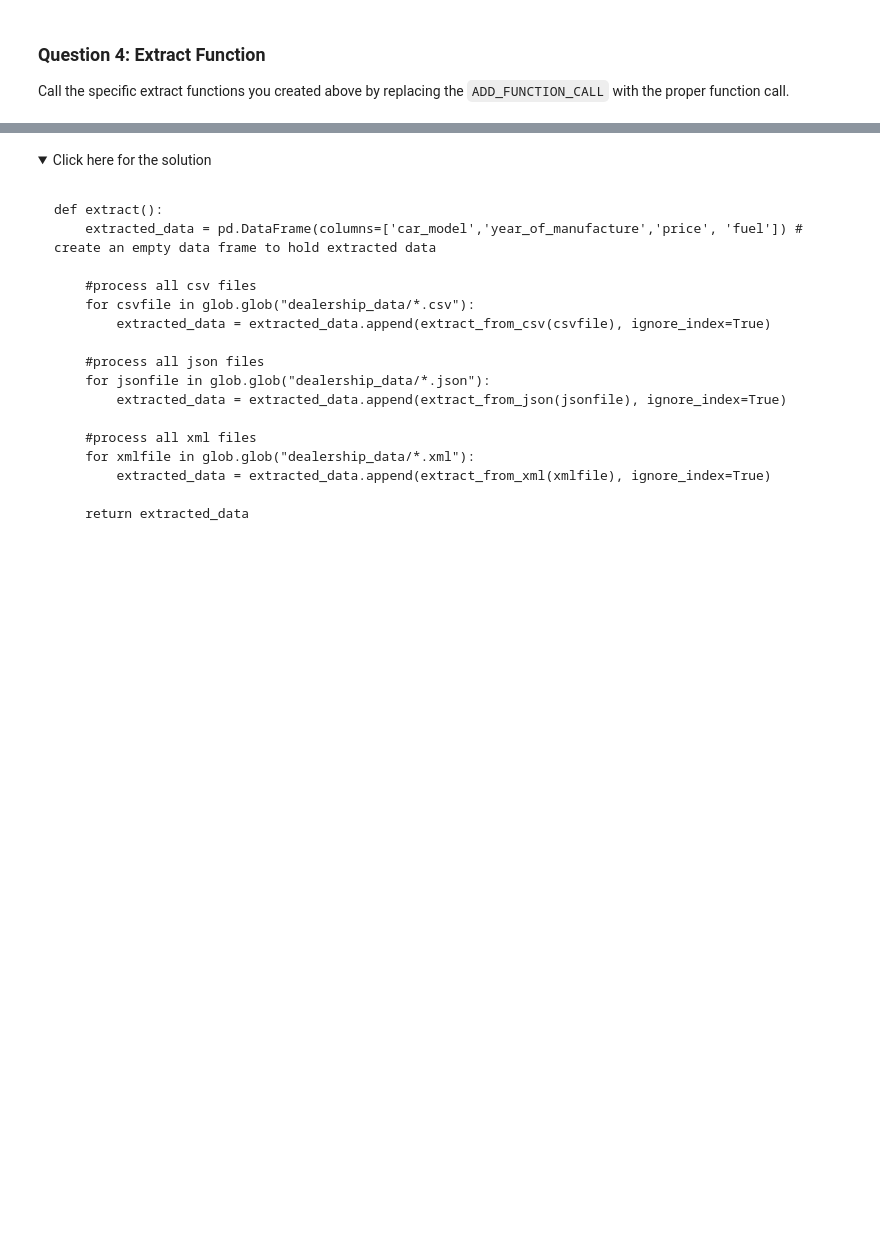
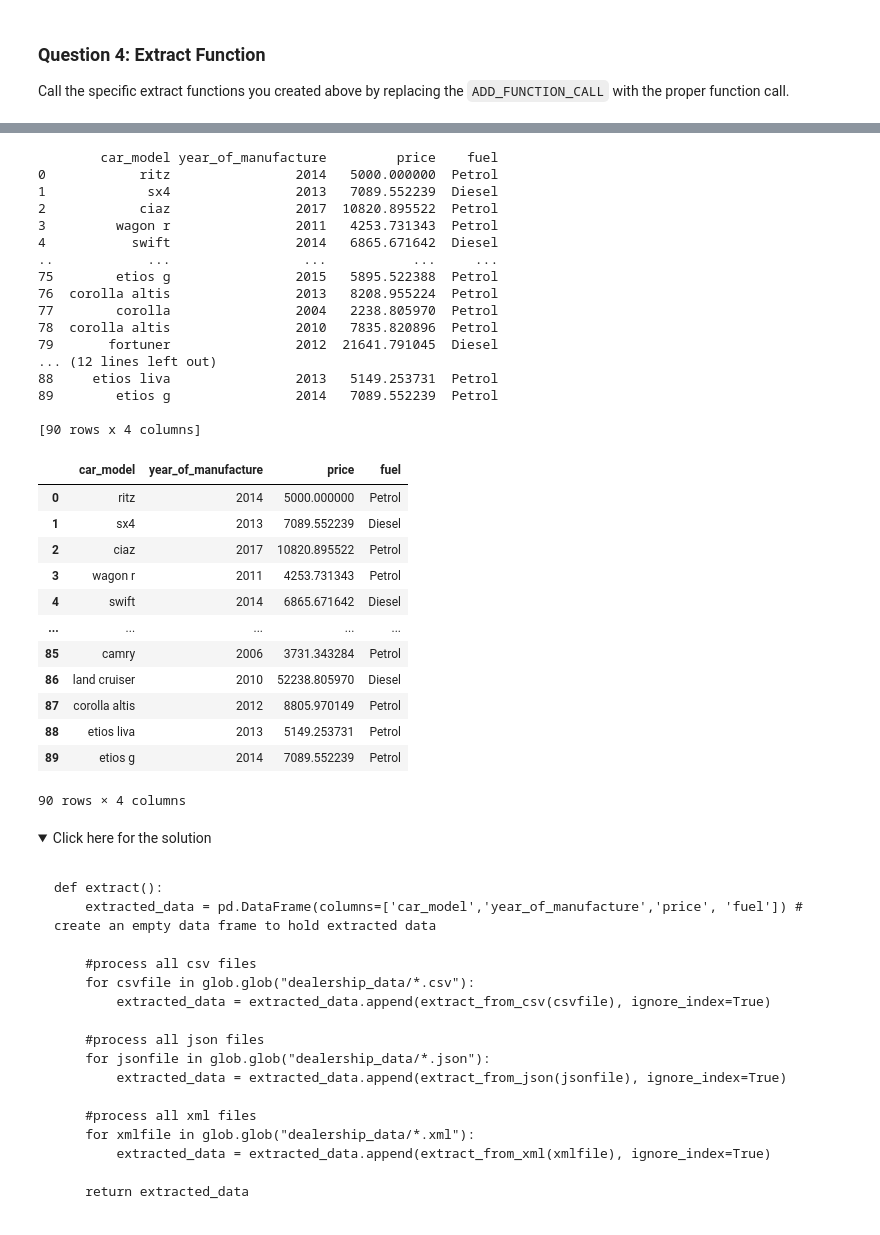
Before and after one commit to morelocj/pandas_demos, a Jupyter notebook: ETL Project/ExtractTransformLoad_V2.ipynb, the cells around one changed output, grey strips where cells are left out. Cells and saved outputs as stored; diff of their text form; code cells hidden in the pictures; folded sections open; blank space fills up the shorter version.

```diff
--- a/ETL Project/ExtractTransformLoad_V2.ipynb
+++ b/ETL Project/ExtractTransformLoad_V2.ipynb
@@ -215,6 +223,10 @@ targetfile = "dealership_transformed_data.csv"   # file where transformed data i
 ### Question 1: CSV Extract Function
 # %%
 # Add the CSV extract function below
+def extract_from_csv(file_to_process):
+    dataframe = pd.read_csv(file_to_process)
+    print(dataframe)
+    return dataframe
 # %% [markdown]
 <details><summary>Click here for the solution</summary>
 
@@ -230,3 +242,6 @@ def extract_from_csv(file_to_process):
 ### Question 2: JSON Extract Function
 # %%
 # Add the JSON extract function below
+def extract_from_json(file_to_process):
+    dataframe = pd.read_json(file_to_process,lines=True)
+    return dataframe
@@ -245,6 +275,17 @@ def extract_from_json(file_to_process):
 ### Question 3: XML Extract Function
 # %%
 # Add the XML extract function below, it is the same as the xml extract function above but the column names need to be renamed.
+def extract_from_xml(file_to_process):
+    dataframe = pd.DataFrame(columns=["car_model", "year_of_manufacture", "price", 'fuel'])
+    tree = ET.parse(file_to_process)
+    root = tree.getroot()
+    for person in root:
+        car_model = person.find("car_model").text
+        year_of_manufacture = int(person.find("year_of_manufacture").text)
+        price = float(person.find("price").text)
+        fuel = person.find("fuel").text
+        dataframe = dataframe.append({"car_model":car_model, "year_of_manufacture":year_of_manufacture, "price":price, "fuel":fuel}, ignore_index=True)
+    return dataframe
 # %% [markdown]
 <details><summary>Click here for the solution</summary>
 
@@ -270,18 +311,21 @@ def extract_from_xml(file_to_process):
 Call the specific extract functions you created above by replacing the `ADD_FUNCTION_CALL` with the proper function call.
 # %%
 def extract():
-    extracted_data = pd.DataFrame(columns=['car_model','year_of_manufacture','price', 'fuel']) # create an empty data frame to hold extracted data
+    df = pd.DataFrame(columns=['car_model','year_of_manufacture','price', 'fuel']) # create an empty data frame to hold extracted data
 
     #process all csv files
-    for csvfile in glob.glob("dealership_data/*.csv"):
-        extracted_data = extracted_data.append('ADD_FUNCTION_CALL', ignore_index=True)
+    for csvfile in glob.glob("*prices*.csv"):
+        print("got ont")
+        df = df.append(extract_from_csv(csvfile), ignore_index=True)
 
     #process all json files
-    for jsonfile in glob.glob("dealership_data/*.json"):
-        extracted_data = extracted_data.append('ADD_FUNCTION_CALL', ignore_index=True)
+    for jsonfile in glob.glob("*prices*.json"):
+        df = df.append(extract_from_json(jsonfile), ignore_index=True)
 
     #process all xml files
-    for xmlfile in glob.glob("dealership_data/*.xml"):
-        extracted_data = extracted_data.append('ADD_FUNCTION_CALL', ignore_index=True)
-
-    return extracted_data
+    for xmlfile in glob.glob("*prices*.xml"):
+        df = df.append(extract_from_xml(xmlfile), ignore_index=True)
+        print(df)
+    return df
+extract()
+# %% [output]
@@ -288,3 +349,33 @@ def extract():
+        car_model year_of_manufacture         price    fuel
+0            ritz                2014   5000.000000  Petrol
+1             sx4                2013   7089.552239  Diesel
+2            ciaz                2017  10820.895522  Petrol
+3         wagon r                2011   4253.731343  Petrol
+4           swift                2014   6865.671642  Diesel
+..            ...                 ...           ...     ...
+75        etios g                2015   5895.522388  Petrol
+76  corolla altis                2013   8208.955224  Petrol
+77        corolla                2004   2238.805970  Petrol
+78  corolla altis                2010   7835.820896  Petrol
+79       fortuner                2012  21641.791045  Diesel
+... (12 lines left out)
+88     etios liva                2013   5149.253731  Petrol
+89        etios g                2014   7089.552239  Petrol
+
+[90 rows x 4 columns]
+|  | car_model | year_of_manufacture | price | fuel |
+| 0 | ritz | 2014 | 5000.000000 | Petrol |
+| 1 | sx4 | 2013 | 7089.552239 | Diesel |
+| 2 | ciaz | 2017 | 10820.895522 | Petrol |
+| 3 | wagon r | 2011 | 4253.731343 | Petrol |
+| 4 | swift | 2014 | 6865.671642 | Diesel |
+| ... | ... | ... | ... | ... |
+| 85 | camry | 2006 | 3731.343284 | Petrol |
+| 86 | land cruiser | 2010 | 52238.805970 | Diesel |
+| 87 | corolla altis | 2012 | 8805.970149 | Petrol |
+| 88 | etios liva | 2013 | 5149.253731 | Petrol |
+| 89 | etios g | 2014 | 7089.552239 | Petrol |
+90 rows × 4 columns
 # %% [markdown]
 <details><summary>Click here for the solution</summary>
 
```
Also changed, not shown: parts of 10 cells of this notebook, 6 other files.
